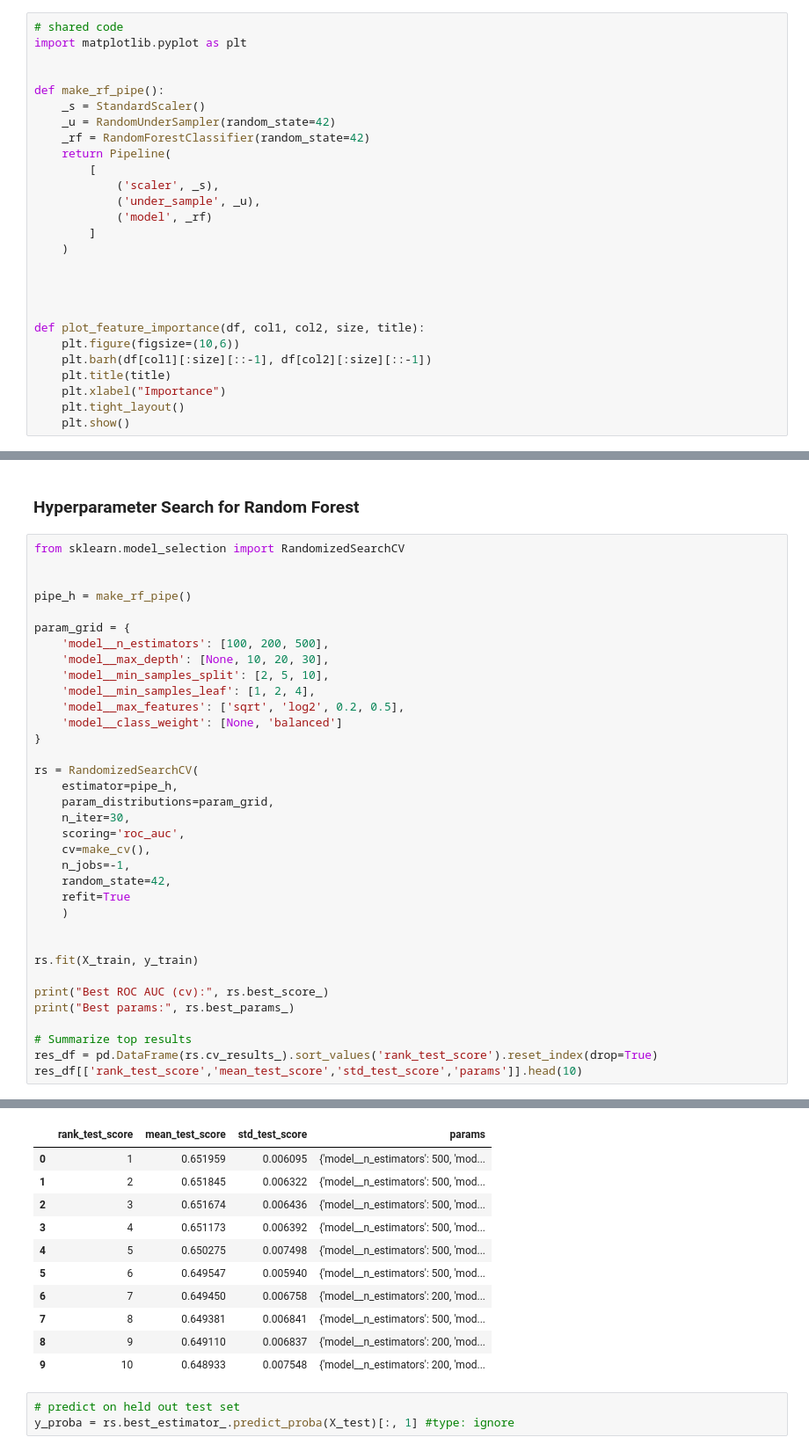
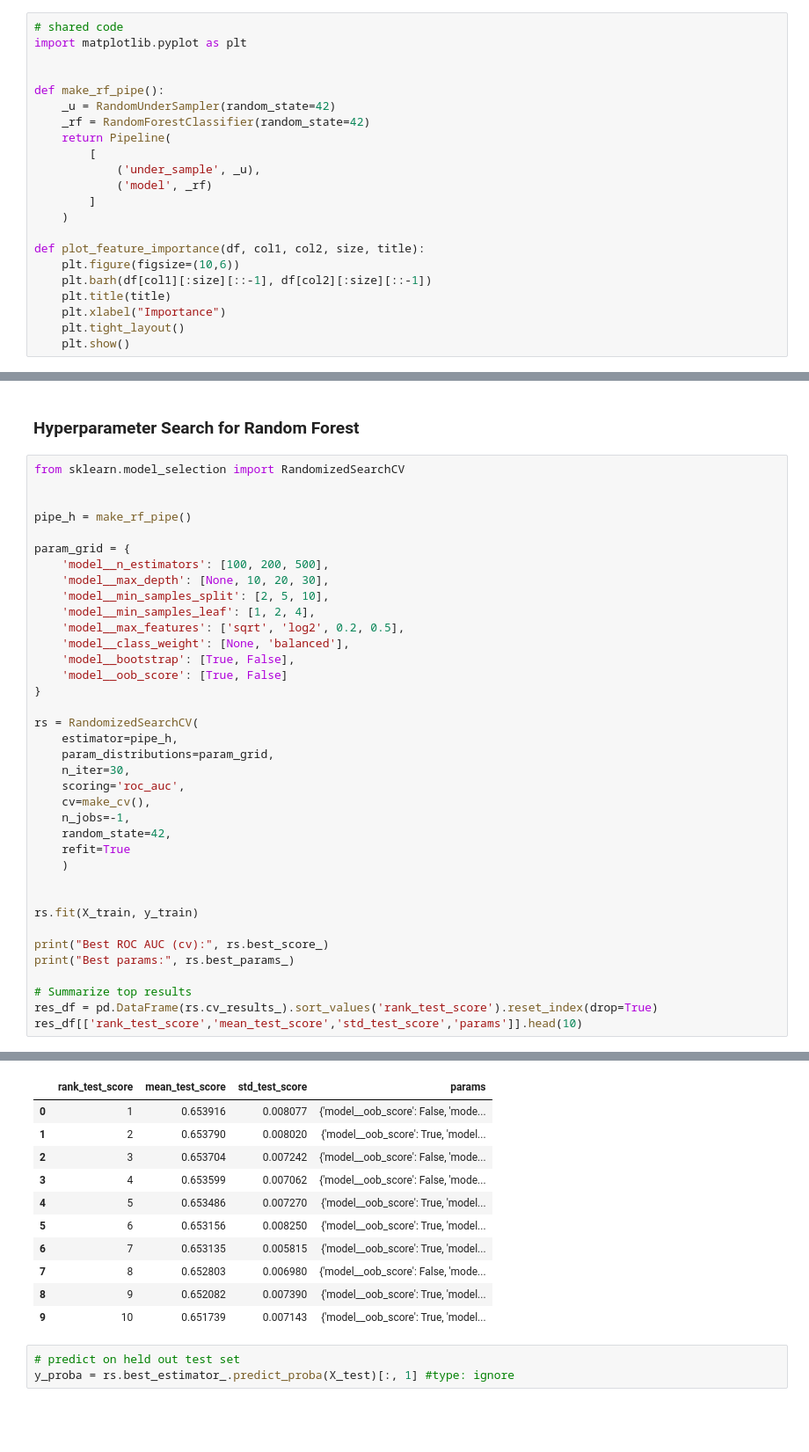
Before and after one commit to meaton96/Eaton_633_Project, a Jupyter notebook: notebooks/02_Random_Forest.ipynb, the cells around one changed output, grey strips where cells are left out. Shown at 88% size. Saved outputs shown, nothing was run; the diff lists cells and outputs as text; blank space fills up the shorter version.

Commit message:
analyze model results

```diff
--- a/notebooks/02_Random_Forest.ipynb
+++ b/notebooks/02_Random_Forest.ipynb
@@ -83,19 +107,14 @@ import matplotlib.pyplot as plt
 
 
 def make_rf_pipe():
-    _s = StandardScaler()
     _u = RandomUnderSampler(random_state=42)
     _rf = RandomForestClassifier(random_state=42)
     return Pipeline(
         [
-            ('scaler', _s),
             ('under_sample', _u),
             ('model', _rf)
         ]
     )
-
-
-
 
 def plot_feature_importance(df, col1, col2, size, title):
     plt.figure(figsize=(10,6))
@@ -252,7 +272,9 @@ param_grid = {
     'model__min_samples_split': [2, 5, 10],
     'model__min_samples_leaf': [1, 2, 4],
     'model__max_features': ['sqrt', 'log2', 0.2, 0.5],
-    'model__class_weight': [None, 'balanced']
+    'model__class_weight': [None, 'balanced'],
+    'model__bootstrap': [True, False],
+    'model__oob_score': [True, False]
 }
 
 rs = RandomizedSearchCV(
@@ -281,14 +303,14 @@ Best params: {'model__n_estimators': 500, 'model__min_samples_split': 10, 'model
 |  | rank_test_score | mean_test_score | std_test_score | params |
-| 0 | 1 | 0.651959 | 0.006095 | {'model__n_estimators': 500, 'mod... |
-| 1 | 2 | 0.651845 | 0.006322 | {'model__n_estimators': 500, 'mod... |
-| 2 | 3 | 0.651674 | 0.006436 | {'model__n_estimators': 500, 'mod... |
-| 3 | 4 | 0.651173 | 0.006392 | {'model__n_estimators': 500, 'mod... |
-| 4 | 5 | 0.650275 | 0.007498 | {'model__n_estimators': 500, 'mod... |
-| 5 | 6 | 0.649547 | 0.005940 | {'model__n_estimators': 500, 'mod... |
-| 6 | 7 | 0.649450 | 0.006758 | {'model__n_estimators': 200, 'mod... |
-| 7 | 8 | 0.649381 | 0.006841 | {'model__n_estimators': 500, 'mod... |
-| 8 | 9 | 0.649110 | 0.006837 | {'model__n_estimators': 200, 'mod... |
-| 9 | 10 | 0.648933 | 0.007548 | {'model__n_estimators': 200, 'mod... |
+| 0 | 1 | 0.653916 | 0.008077 | {'model__oob_score': False, 'mode... |
+| 1 | 2 | 0.653790 | 0.008020 | {'model__oob_score': True, 'model... |
+| 2 | 3 | 0.653704 | 0.007242 | {'model__oob_score': False, 'mode... |
+| 3 | 4 | 0.653599 | 0.007062 | {'model__oob_score': False, 'mode... |
+| 4 | 5 | 0.653486 | 0.007270 | {'model__oob_score': True, 'model... |
+| 5 | 6 | 0.653156 | 0.008250 | {'model__oob_score': True, 'model... |
+| 6 | 7 | 0.653135 | 0.005815 | {'model__oob_score': True, 'model... |
+| 7 | 8 | 0.652803 | 0.006980 | {'model__oob_score': False, 'mode... |
+| 8 | 9 | 0.652082 | 0.007390 | {'model__oob_score': True, 'model... |
+| 9 | 10 | 0.651739 | 0.007143 | {'model__oob_score': True, 'model... |
 # %%
 # predict on held out test set
 y_proba = rs.best_estimator_.predict_proba(X_test)[:, 1] #type: ignore
```
Also changed, not shown: parts of 21 cells of this notebook.
